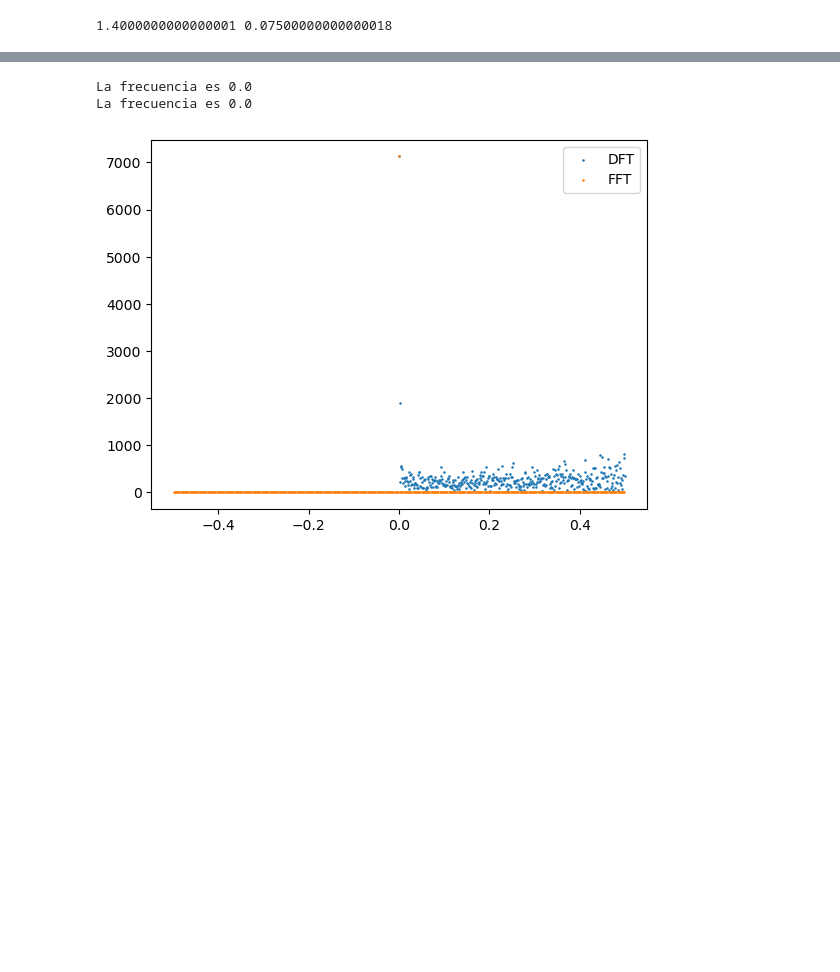
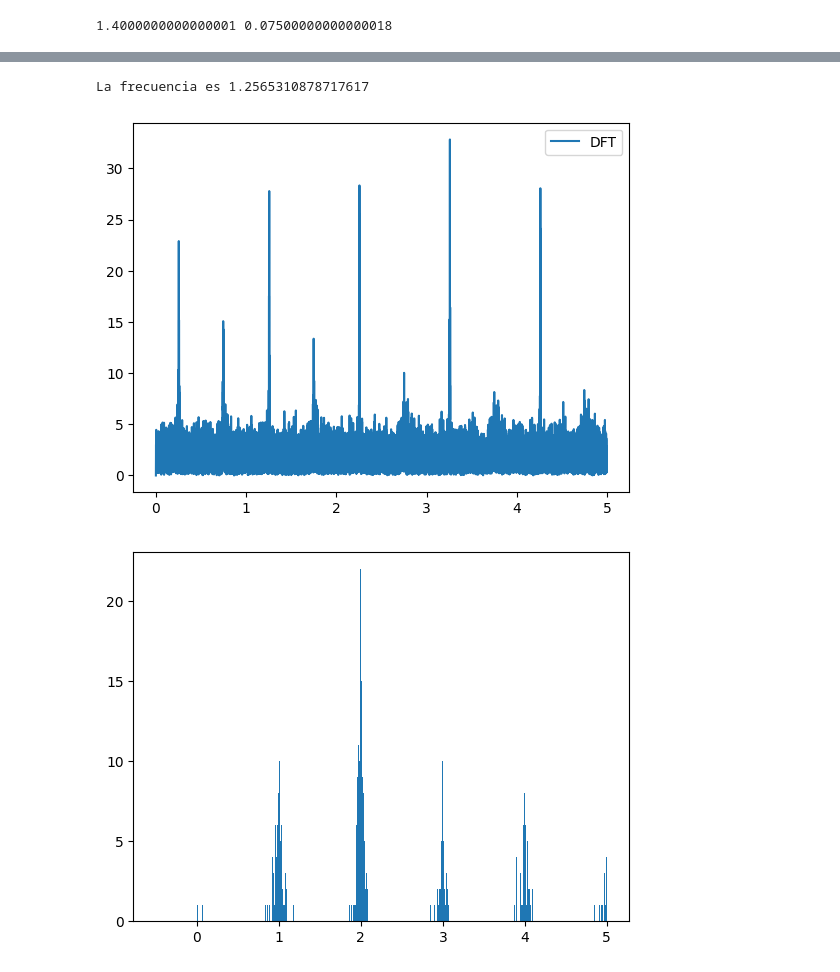
Before and after one commit to danielF235/Met-Comp2-G15, a Jupyter notebook: taller1.ipynb, the cells around one changed output, grey strips where cells are left out. Cells and saved outputs as stored; diff of their text form; code cells hidden in the pictures; blank space fills up the shorter version.

Commit message:
hola777

```diff
--- a/taller1.ipynb
+++ b/taller1.ipynb
@@ -5,10 +6,13 @@ import matplotlib.pyplot as plt
 # %%
 #Punto 1
 
-def DFT(x, y, R=1)->tuple:
+def DFT(x, y, R=1, deltat=0, N=0)->tuple:
     x, y = np.array(x), np.array(y)
-    N = np.size(y)
-    fk = np.linspace(0, (R/2)*(1/(x[1]-x[0])), N)
+    if N==0:
+        N = np.size(y)
+    if deltat == 0:
+        deltat = x[1]-x[0]
+    fk = np.linspace(0, (R/2)*(1/(deltat)), N)
     transformada = np.zeros(N) + 0j
     for k in range(N):
         transformada[k] = (y*np.exp(-np.pi*(2j)*x*fk[k])).sum()
@@ -66,24 +73,24 @@ plt.show()
 # %%
 #Punto 5
 
 datos_todos = "https://www.astrouw.edu.pl/ogle/ogle4/OCVS/lmc/cep/phot/I/OGLE-LMC-CEP-0001.dat"
 
 datos = np.genfromtxt(datos_todos)
 t, y, sigma = datos[:,0], datos[:,1], datos[:,2]
-
-freq, transformada = DFT(t,y,2)
+nwy = y - y.mean()
+deltates = np.diff(t)
+dt = mode(deltates)
+freq, transformada = DFT(t,nwy,20, deltat=dt, N=np.size(y)*100)
 
 frecuencia = freq[np.argmax(transformada)]
 print(f"La frecuencia es {frecuencia}")
-hola = np.fft.fft(y)
-chao = np.fft.fftfreq(len(y))
-frecuencia2 = chao[np.argmax(hola)]
-plt.scatter(freq, np.absolute(transformada), s=0.7, label="DFT")
-plt.scatter(chao, np.absolute(hola), s=0.7, label="FFT")
-print(f"La frecuencia es {frecuencia2}")
+plt.plot(freq, np.absolute(transformada), label="DFT")
+
 plt.legend()
 plt.show()
+plt.hist(deltates,bins=np.linspace(-0.5,5,500))
+plt.show()
 # %% [output]
-La frecuencia es 0.0
-La frecuencia es 0.0
+La frecuencia es 1.2565310878717617
-[figure, old version]
+[figure, new version]
+[figure, added]
```
Also changed, not shown: parts of 3 cells of this notebook.
